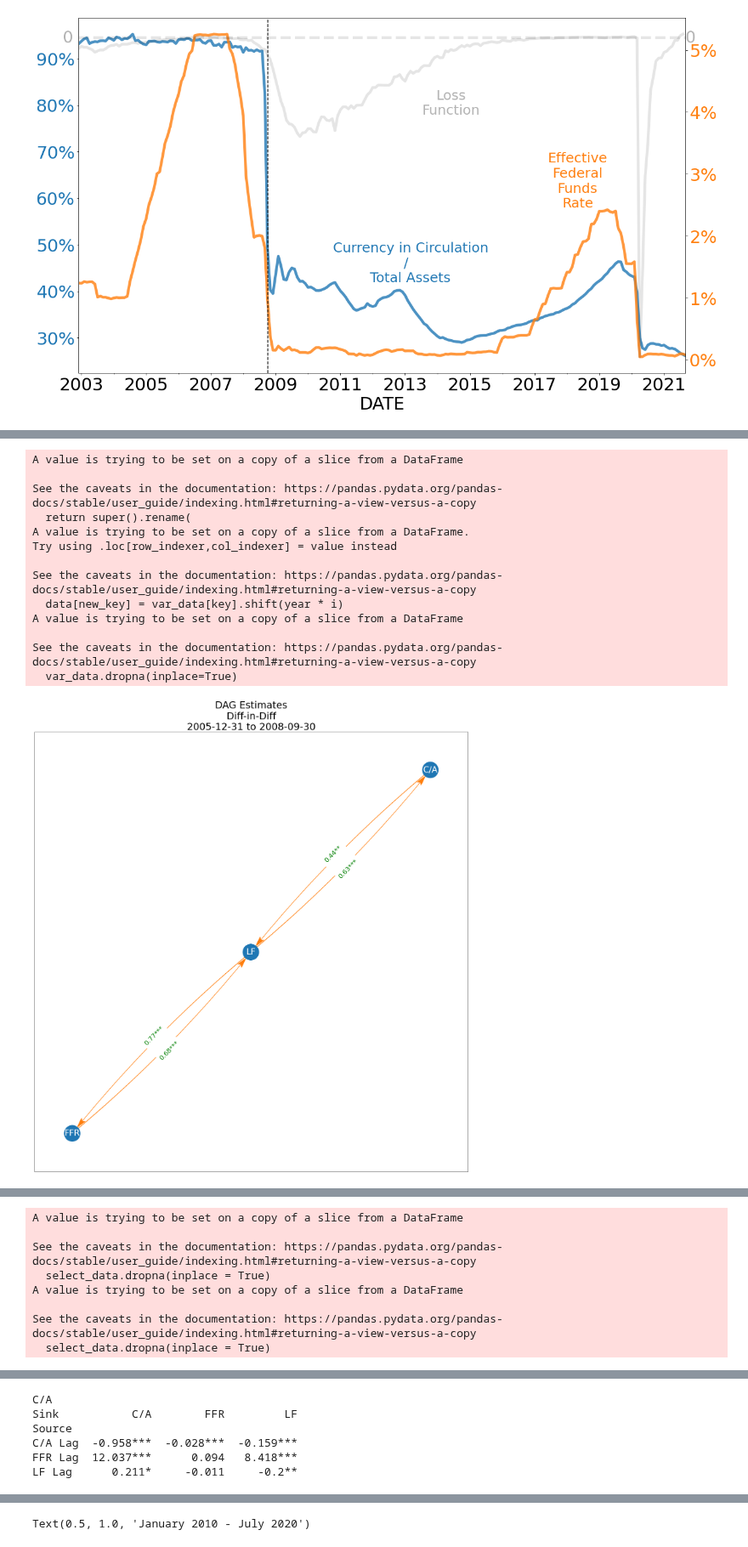
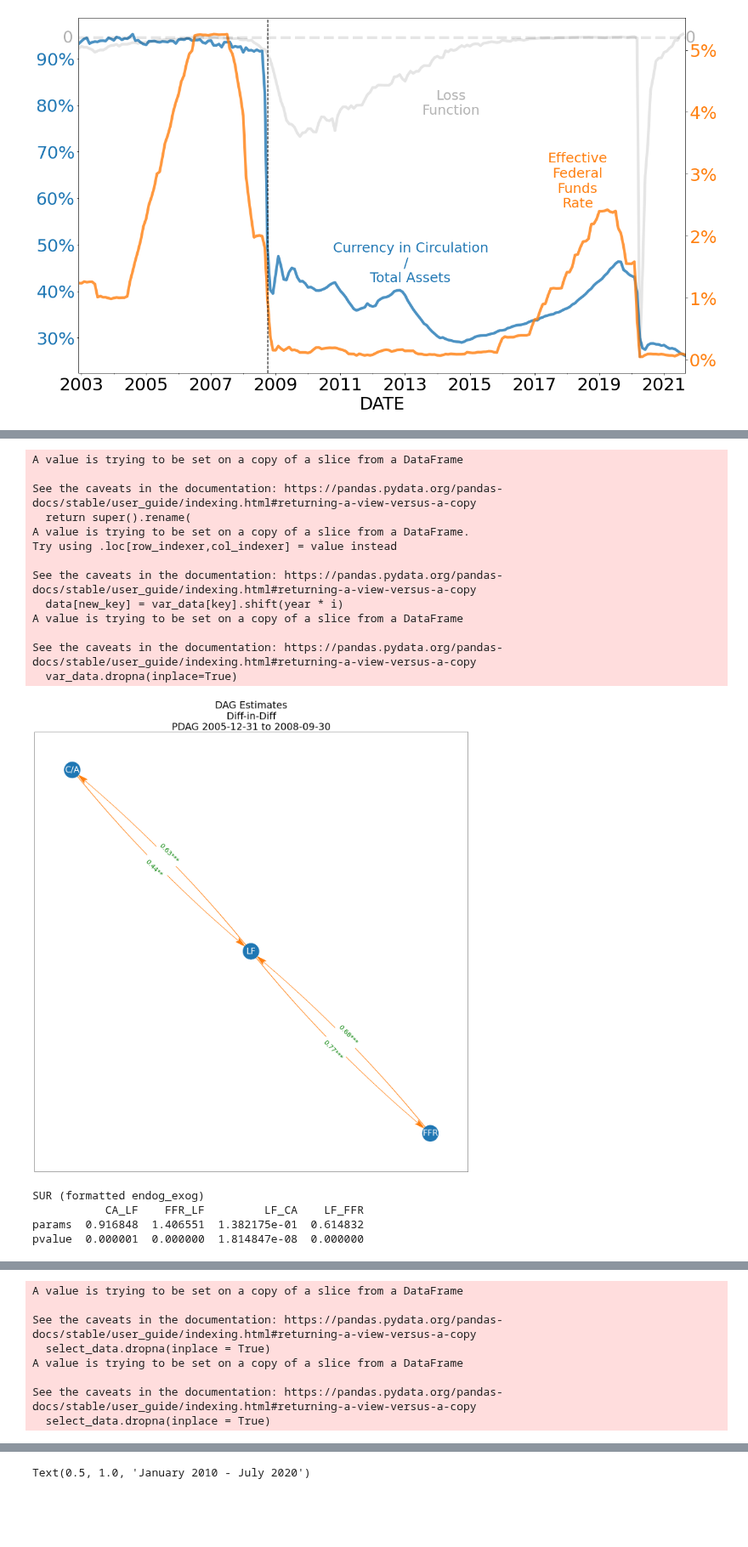
Before and after one commit to jlcatonjr/ProjectRepositories, a Jupyter notebook: MappingTheFederalReserve'sResponseFunctionWithDirectedAcyclicGraphs/Mapping the Federal Reserve's Response Function with Directed Acyclic Graphs.ipynb, the cells around one changed output, grey strips where cells are left out. Shown at 85% size. Drawn from its saved outputs; the diff is of its cells as text; code cells hidden in the pictures; blank space fills up the shorter version.

```diff
--- a/MappingTheFederalReserve'sResponseFunctionWithDirectedAcyclicGraphs/Mapping the Federal Reserve's Response Function with Directed Acyclic Graphs.ipynb
+++ b/MappingTheFederalReserve'sResponseFunctionWithDirectedAcyclicGraphs/Mapping the Federal Reserve's Response Function with Directed Acyclic Graphs.ipynb
@@ -439,8 +440,7 @@ for diff in diffs:
 for diff in adf_dct:
     for var_list, df in adf_dct[diff].items():
         fig,ax = plt.subplots(figsize = (20,16))
-        df.sort_index(ascending=False).plot.barh(legend = False, width =.9, ax=ax)
-        plt.legend(fontsize = 18)
+        df.sort_index(ascending=False).plot.barh(legend = False, width =.9, ax=ax).legend(fontsize = 18, loc = "upper right")
         title = "P-value by Month\n(ADF: "+str(int(round(12/year,0)))+" Lag)"
         constant_time_trend = diffs[diff]
         if diff == "":
@@ -456,4 +456,9 @@ for diff in adf_dct:
         for i in range(len(mean_vals)):
             val = mean_vals[i]
             ax.axvline(val, color = "C" + str(i), ls = "--")
+        ax.axvline(0.05, color = "k", ls = "-")
+        plt.setp(ax.get_xticklines(), visible=False)
+        plt.setp(ax.get_yticklines(), visible=False)
+
+#         ax.text(0.04,-.95,"0.05", va = "center", color = "k")
 # %% [output]
@@ -469,7 +474,6 @@ from scipy import stats
 
 
 plt.rcParams.update({"font.size":20})
-
 pd.to_datetime(data['Date'])
 data.set_index("Date")
 
@@ -498,12 +502,15 @@ def rename_vars(rename_data, rename_dct):
 
 
 # only estimate twice differenced data since a some variables fail to reject the null
+# diffs = ["", " Diff", " Diff-in-Diff"]
 diffs = [" Diff-in-Diff"]
 pp = PdfPages("MacroDAGs.pdf")
 reg_dict = {}
 lags = int(round(12 / year,0))
 
 for diff in diffs:
+    ## Use return_type = "pdag" to allow for endogeneity
+    ##  "dag" disallows this sort ambiguity
     reg_dict[diff] = {}
     # only test the aggregated data, since the hypothesis is that:
         # 1) currency and total assets are indicate relative provision of liquidity
@@ -536,48 +543,55 @@ for diff in diffs:
         rename_vars(var_data, rename_dct)
         add_lags(var_data, lags)
         var_data.dropna(inplace=True)
         start_end_list = [(str(var_data.index[0])[:10],"2008-09-30"),
 #                   (str(data.index[0])[:10], "2020-02-29"),
-                  ("2008-10-31", "2020-02-29"),
+#                   ("2008-10-31", "2020-02-29"),
                   ("2010-01-31", "2020-02-29")]
 
         # slice dfs by date range, house in dfs {}
         dfs = {}
         for start,end in start_end_list:
             dfs[start +" to " + end] =  var_data.loc[start:end].copy()
 
         # use dates (key) to track dates for which hypotheses are tested
         for dates, select_df in dfs.items():
-            keys = [k for k in select_df if "Lag" not in k]
-            dag_df = select_df[keys].dropna()
-            # construct dag, save directed edges
-            edges = DAG(dag_df, variant, ci_test, sig)
-            # construct graphs with PC labels
-            graph_DAG(edges,
-                      dag_df,
-                      pp = pp,
-                      title = "DAG Estimates\n"+diff.replace(" ", "") + "\n" + dates)
-            # identify sink nodes in directed dag edges, use info to detect structure of regressions
-            #  additional graphs with marginal effects from SUR and VAR are constructed
-            sink_source = identify_sink_nodes(edges)
-            filename = i + " " + diff + "DAGOLS " + dates
-            DAG_OLS(dag_df, sink_source, filename, pp, diff, dates, sig_vals)
-            filename = i + " " + diff + "DAGVAR " + dates
-            DAG_VAR(select_df.dropna(), sink_source, filename, pp, diff, dates, sig_vals)
+            for return_type in ["pdag", "dag"]:
+                constant = False if diff == " Diff-in-Diff" else True
+                keys = [k for k in select_df if "Lag" not in k]
+                dag_df = select_df[keys].dropna()
+                # construct dag, save directed edges
+                edges = DAG(dag_df, variant, ci_test, sig, return_type)
+                # construct graphs with PC labels
+                graph_DAG(edges,
+                          dag_df,
+                          pp = pp,
+                          title = "DAG Estimates\n"+diff.replace(" ", "") + "\n" + return_type.upper() +" " + dates)
+                # identify sink nodes in directed dag edges, use info to detect structure of regressions
+                #  additional graphs with marginal effects from SUR and VAR are constructed
+                sink_source = identify_sink_nodes(edges)
+                filename = i + " " + diff + "DAGOLS " + dates
+                DAG_OLS(dag_df, sink_source, filename, pp, diff, dates,constant = constant, return_type = return_type )
+
+                filename = i + " " + diff + "DAGVAR " + dates
+                DAG_VAR(select_df.dropna(), sink_source, filename, pp, diff, dates, sig_vals,constant = constant, return_type = return_type)
 
 pp.close()
 # %% [output]
 A value is trying to be set on a copy of a slice from a DataFrame
 
 See the caveats in the documentation: https://pandas.pydata.org/pandas-docs/stable/user_guide/indexing.html#returning-a-view-versus-a-copy
   return super().rename(
 A value is trying to be set on a copy of a slice from a DataFrame.
 Try using .loc[row_indexer,col_indexer] = value instead
 
 See the caveats in the documentation: https://pandas.pydata.org/pandas-docs/stable/user_guide/indexing.html#returning-a-view-versus-a-copy
   data[new_key] = var_data[key].shift(year * i)
 A value is trying to be set on a copy of a slice from a DataFrame
 
 See the caveats in the documentation: https://pandas.pydata.org/pandas-docs/stable/user_guide/indexing.html#returning-a-view-versus-a-copy
   var_data.dropna(inplace=True)
-[figure, old version]
+[figure, new version]
+SUR (formatted endog_exog)
+           CA_LF    FFR_LF         LF_CA    LF_FFR
+params  0.916848  1.406551  1.382175e-01  0.614832
+pvalue  0.000001  0.000000  1.814847e-08  0.000000
@@ -585,8 +599,8 @@ See the caveats in the documentation: https://pandas.pydata.org/pandas-docs/stab
-A value is trying to be set on a copy of a slice from a DataFrame
-
-See the caveats in the documentation: https://pandas.pydata.org/pandas-docs/stable/user_guide/indexing.html#returning-a-view-versus-a-copy
-  select_data.dropna(inplace = True)
-A value is trying to be set on a copy of a slice from a DataFrame
-
-See the caveats in the documentation: https://pandas.pydata.org/pandas-docs/stable/user_guide/indexing.html#returning-a-view-versus-a-copy
-  select_data.dropna(inplace = True)
+A value is trying to be set on a copy of a slice from a DataFrame
+
+See the caveats in the documentation: https://pandas.pydata.org/pandas-docs/stable/user_guide/indexing.html#returning-a-view-versus-a-copy
+  select_data.dropna(inplace = True)
+A value is trying to be set on a copy of a slice from a DataFrame
+
+See the caveats in the documentation: https://pandas.pydata.org/pandas-docs/stable/user_guide/indexing.html#returning-a-view-versus-a-copy
+  select_data.dropna(inplace = True)
@@ -615,6 +640,0 @@ LF Lag     1.055*  0.922**
-C/A
-Sink           C/A        FFR         LF
-Source
-C/A Lag  -0.958***  -0.028***  -0.159***
-FFR Lag  12.037***      0.094   8.418***
-LF Lag      0.211*     -0.011     -0.2**
```
Also changed, not shown: parts of 8 cells of this notebook, 26 other files.
